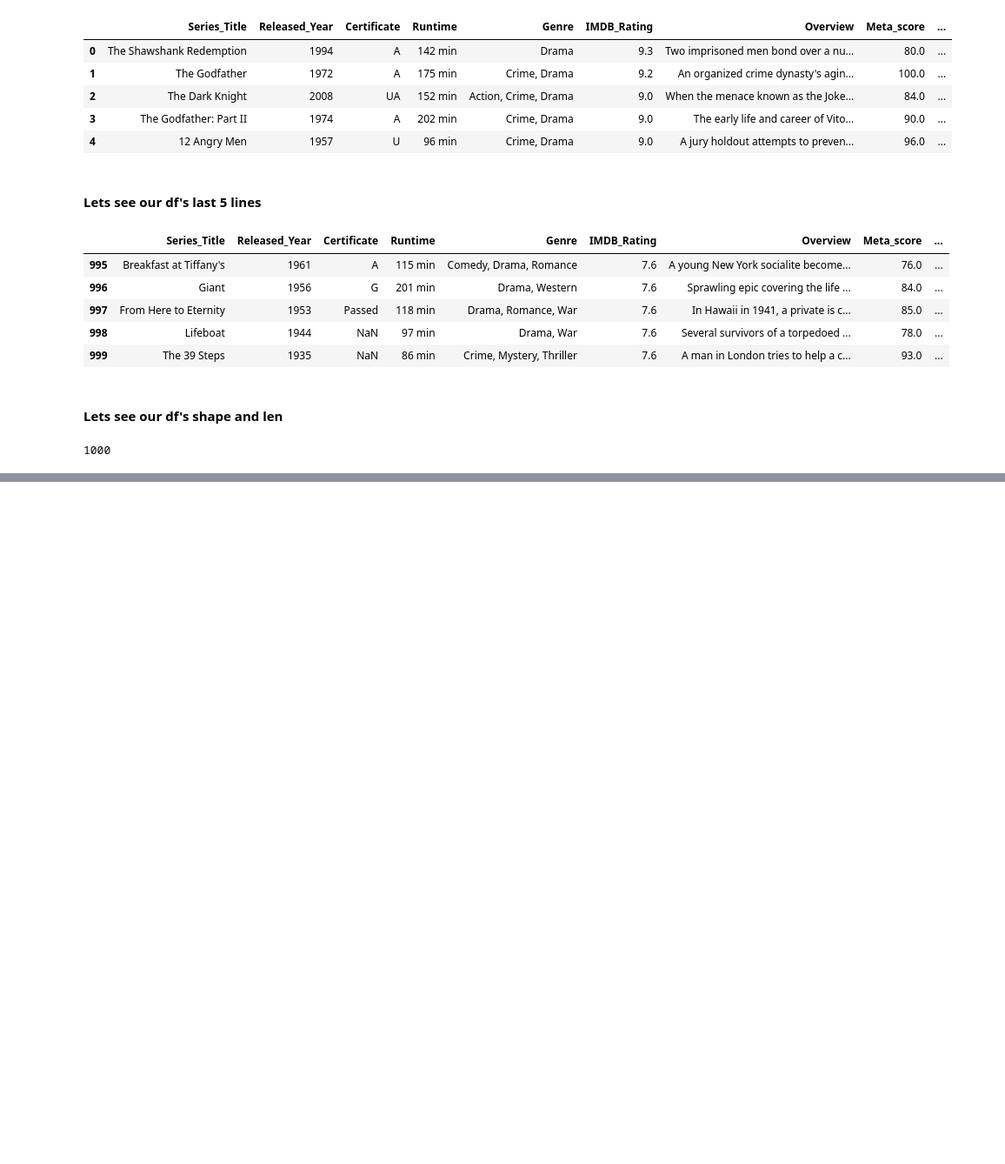
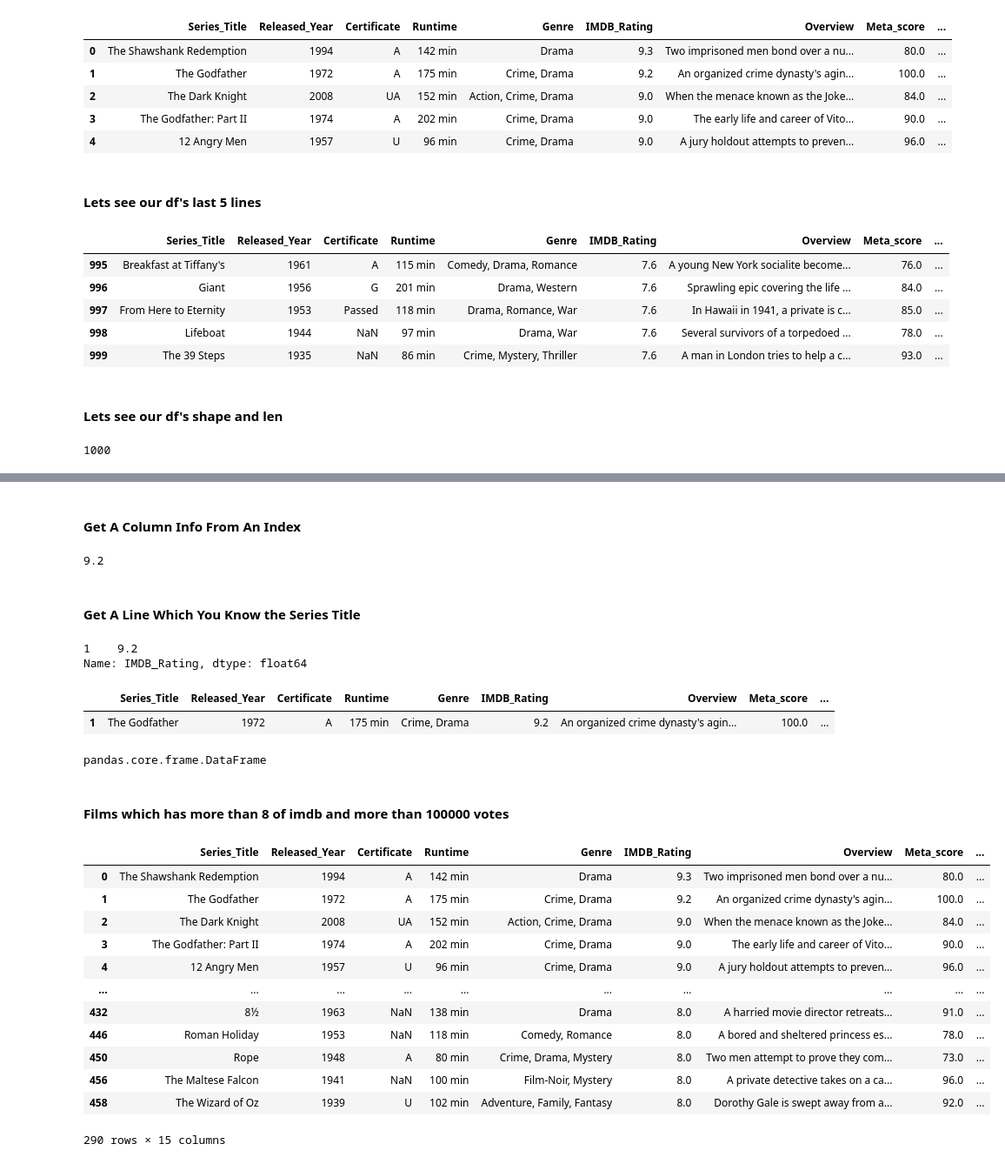
Before and after one commit to yunusemregul0/MachineLearning-Examples, a Jupyter notebook: PandasTutorial/pandas_tutorial.ipynb, the cells around one changed output, grey strips where cells are left out. Shown at 87% size. Saved outputs shown, nothing was run; the diff lists cells and outputs as text; code cells hidden in the pictures; blank space fills up the shorter version.

Commit message:
pandas tutorial created

```diff
--- a/PandasTutorial/pandas_tutorial.ipynb
+++ b/PandasTutorial/pandas_tutorial.ipynb
@@ -34,0 +166,40 @@ len(df) #just row
+# %% [markdown]
+#### Get A Column Info From An Index
+# %%
+df['IMDB_Rating'][1]
+# %% [output]
+9.2
+# %% [markdown]
+#### Get A Line Which You Know the Series Title
+# %%
+df.loc[df['Series_Title']=="The Godfather"]["IMDB_Rating"]
+# %% [output]
+1    9.2
+Name: IMDB_Rating, dtype: float64
+# %%
+df.loc[df['Series_Title']=="The Godfather"]
+# %% [output]
+|  | Series_Title | Released_Year | Certificate | Runtime | Genre | IMDB_Rating | Overview | Meta_score | ... |
+| 1 | The Godfather | 1972 | A | 175 min | Crime, Drama | 9.2 | An organized crime dynasty's agin... | 100.0 | ... |
+# %%
+type(df.loc[df['Series_Title']=="The Godfather"])
+# %% [output]
+pandas.core.frame.DataFrame
+# %% [markdown]
+#### Films which has more than 8 of imdb and more than 100000 votes
+# %%
+df.loc[(df['IMDB_Rating']>=8) & (df['No_of_Votes']>=100000)]
+# %% [output]
+|  | Series_Title | Released_Year | Certificate | Runtime | Genre | IMDB_Rating | Overview | Meta_score | ... |
+| 0 | The Shawshank Redemption | 1994 | A | 142 min | Drama | 9.3 | Two imprisoned men bond over a nu... | 80.0 | ... |
+| 1 | The Godfather | 1972 | A | 175 min | Crime, Drama | 9.2 | An organized crime dynasty's agin... | 100.0 | ... |
+| 2 | The Dark Knight | 2008 | UA | 152 min | Action, Crime, Drama | 9.0 | When the menace known as the Joke... | 84.0 | ... |
+| 3 | The Godfather: Part II | 1974 | A | 202 min | Crime, Drama | 9.0 | The early life and career of Vito... | 90.0 | ... |
+| 4 | 12 Angry Men | 1957 | U | 96 min | Crime, Drama | 9.0 | A jury holdout attempts to preven... | 96.0 | ... |
+| ... | ... | ... | ... | ... | ... | ... | ... | ... | ... |
+| 432 | 8½ | 1963 | NaN | 138 min | Drama | 8.0 | A harried movie director retreats... | 91.0 | ... |
+| 446 | Roman Holiday | 1953 | NaN | 118 min | Comedy, Romance | 8.0 | A bored and sheltered princess es... | 78.0 | ... |
+| 450 | Rope | 1948 | A | 80 min | Crime, Drama, Mystery | 8.0 | Two men attempt to prove they com... | 73.0 | ... |
+| 456 | The Maltese Falcon | 1941 | NaN | 100 min | Film-Noir, Mystery | 8.0 | A private detective takes on a ca... | 96.0 | ... |
+| 458 | The Wizard of Oz | 1939 | U | 102 min | Adventure, Family, Fantasy | 8.0 | Dorothy Gale is swept away from a... | 92.0 | ... |
+290 rows × 15 columns
```
Also changed, not shown: parts of 27 cells of this notebook.
